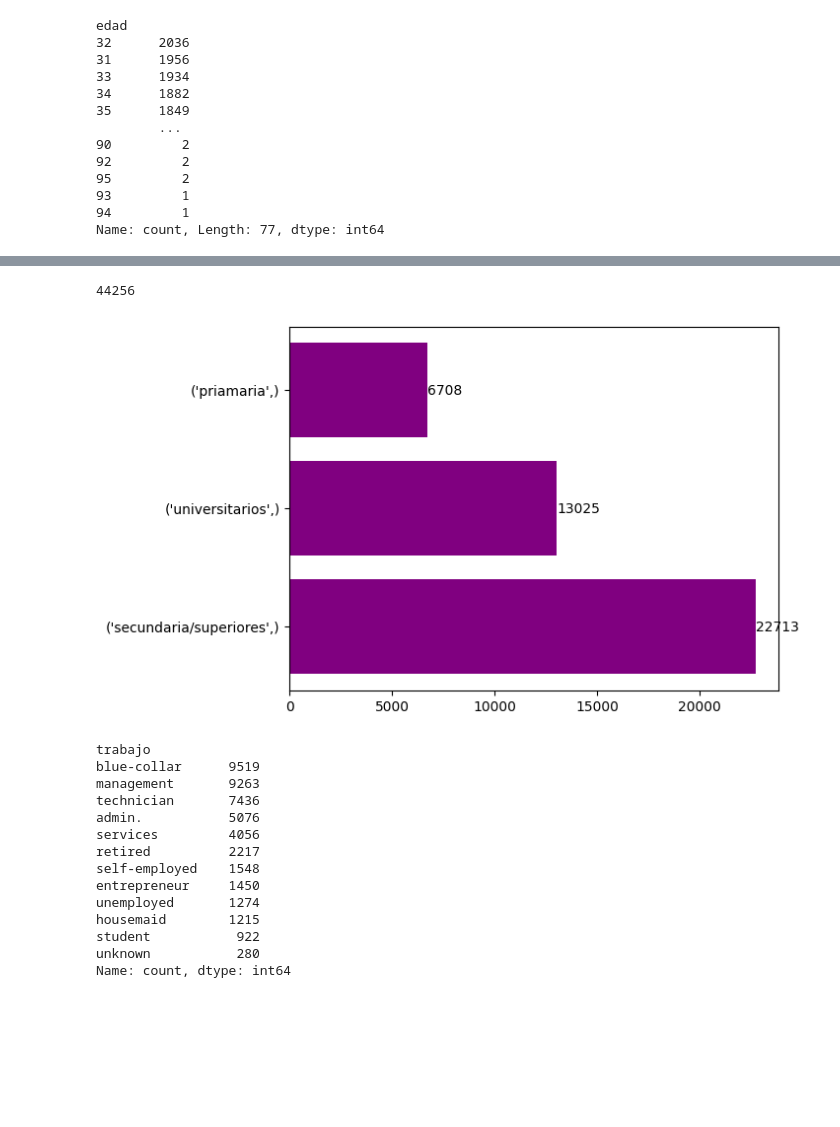
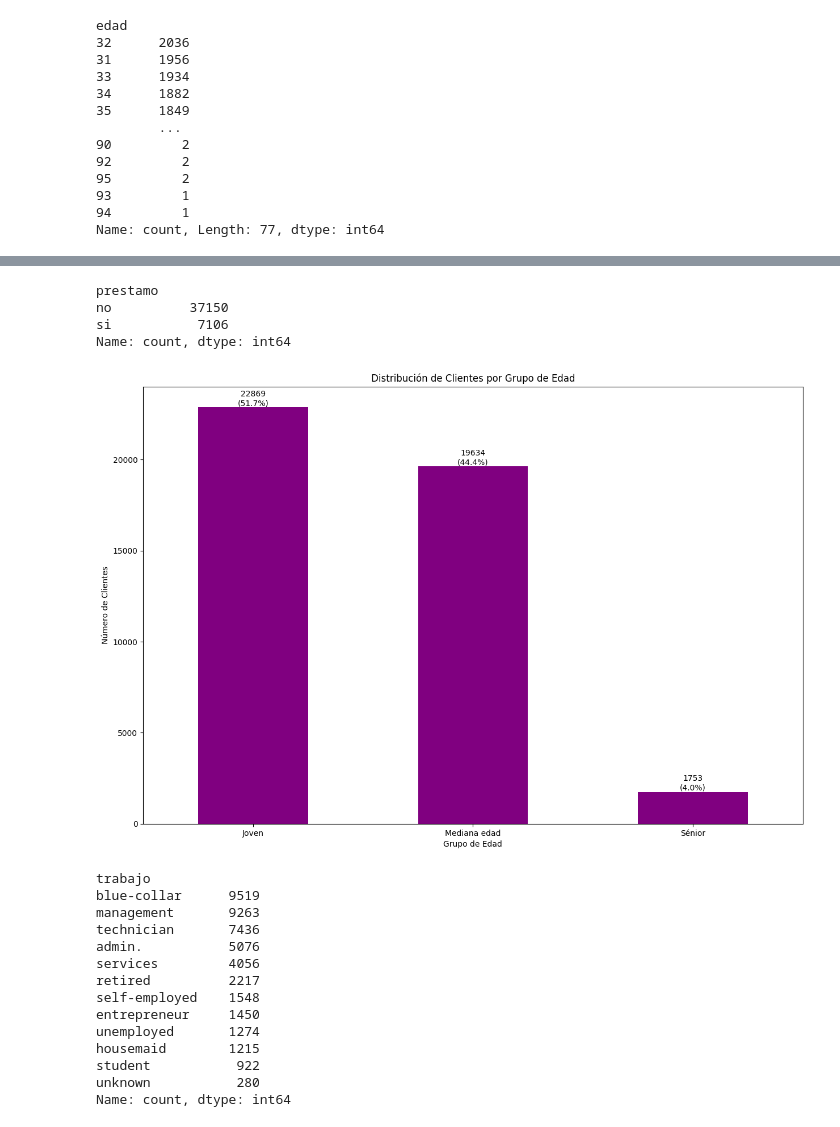
Before and after one commit to erxgli/Amacor_contexto_bancario, a Jupyter notebook: KLK.ipynb, the cells around one changed output, grey strips where cells are left out. Drawn from its saved outputs; the diff is of its cells as text; code cells hidden in the pictures; blank space fills up the shorter version.

```diff
--- a/KLK.ipynb
+++ b/KLK.ipynb
@@ -121,24 +172,29 @@ Name: count, Length: 77, dtype: int64
 # %%
-df['ID'].value_counts().sum()
+df[['prestamo']].value_counts()
 # %% [output]
-44256
+prestamo
+no          37150
+si           7106
+Name: count, dtype: int64
-# %%
-def bar_charth(numbers, labels, pos):
-    plt.barh(pos, numbers, color='purple')
-    plt.yticks(ticks=pos, labels=labels)
-
-    for i, number in enumerate(numbers):
-        plt.text(number, i, str(number), ha='left', va='center')
-
-    plt.show()
-
-if __name__ == '__main__':
-    numbers = df[['educacion']].value_counts()
-    labels = df[['educacion']].value_counts().index
-    pos = np.arange(len(labels))
-    bar_charth(numbers, labels, pos)
-# %% [output]
-[figure, removed]
+# %%
+klk = df['age_category'].value_counts()
+percentage = klk / len(df) * 100
+
+
+plt.figure(figsize=(15, 10))
+klk.plot(kind='bar', color='purple')
+plt.title('Distribución de Clientes por Grupo de Edad')
+plt.xlabel('Grupo de Edad')
+plt.ylabel('Número de Clientes')
+plt.xticks(rotation=0, ha='center')
+
+
+for i, valor in enumerate(klk):
+    plt.text(i, valor + 1, f'{valor}\n({percentage.iloc[i]:.1f}%)', ha='center', va='bottom')
+
+plt.show()
+# %% [output]
+[figure, added]
 # %%
 df[['trabajo']].value_counts()
 # %% [output]
```
Also changed, not shown: parts of 10 cells of this notebook.
